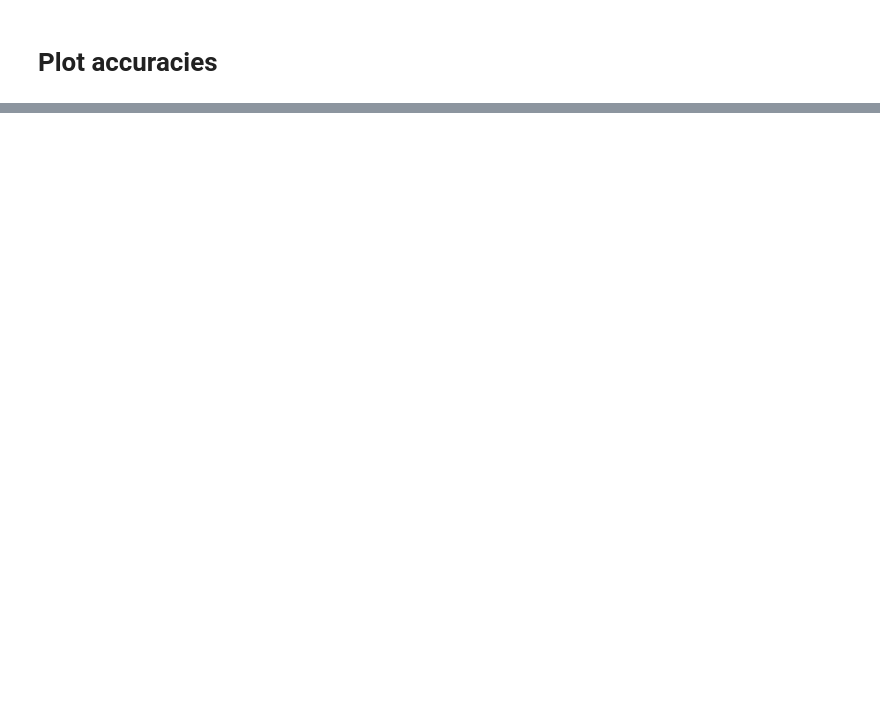
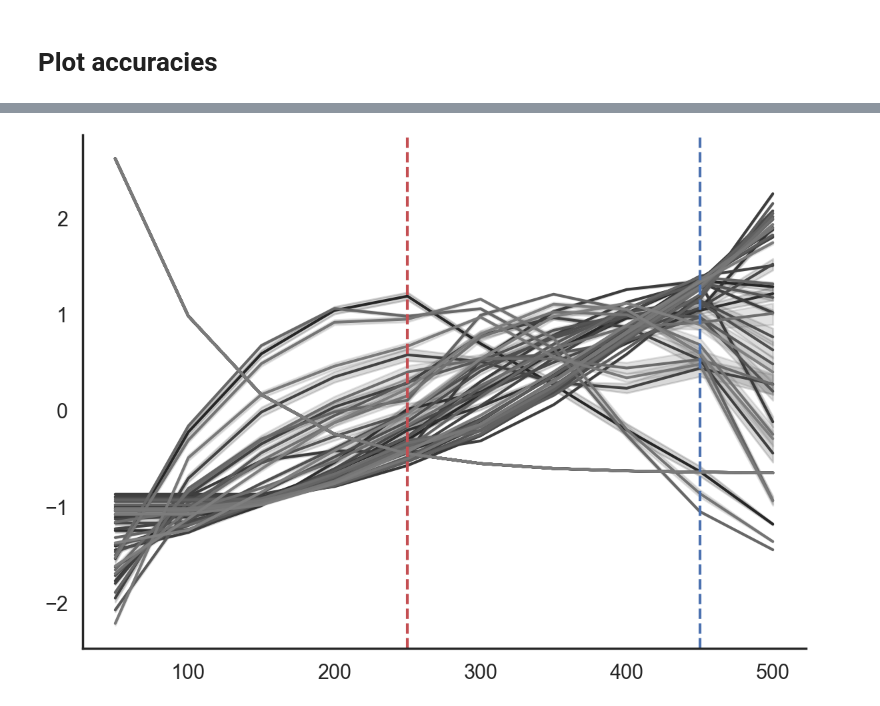
Before and after one commit to sh4r11f/illusion-rnn, a Jupyter notebook: notebooks/TAM_analysis.ipynb, the cells around one changed output, grey strips where cells are left out. Cells and saved outputs as stored; diff of their text form; code cells hidden in the pictures; blank space fills up the shorter version.

```diff
--- a/notebooks/TAM_analysis.ipynb
+++ b/notebooks/TAM_analysis.ipynb
@@ -358,35 +425,41 @@ df.head()
 # %%
 # Visualizing the activity of highest-loading neurons
 fig, axes = plt.subplots(1, 1, figsize=(14, 10))
 custom_pal = sns.color_palette("Paired", len(df.NEURON.unique()))
-fig.suptitle("Timeseries of 52 top PC Neurons")
+# fig.suptitle("Timeseries of 52 top PC Neurons")
 
 # Normalize activity
 plt_df = df.copy()
 for neuron in neurons:
-    plt_df.loc[df.NEURON == neuron, "ACTIVITY"] = zscore(plt_df.loc[df.NEURON == neuron, "ACTIVITY"])
+    for trial in plt_df.loc[df.NEURON == neuron, "TRIAL"].unique():
+        plt_df.loc[(df.NEURON == neuron) & (df.TRIAL == trial), "NORM_ACTIVITY"] = zscore(
+            plt_df.loc[(df.NEURON == neuron) & (df.TRIAL == trial), "ACTIVITY"]
+        )
 
 # Palette
 custom_pal = sns.dark_palette("gray", n_colors=len(neurons))
 
 # Plot the normalized activity
 _plot = sns.lineplot(
     data=plt_df,
     x="TIMEPOINT",
-    y="ACTIVITY",
+    y="NORM_ACTIVITY",
     hue="NEURON",
     palette=custom_pal,
     ax=axes
 )
-axes.set_ylabel("Normalized Activity")
+# axes.set_ylabel("Normalized Activity")
 _plot.legend_.remove()
 
 # Change properties
 # for i in range(2):
-axes.set_xlabel("Time")
+axes.set_xlabel("")
+axes.set_ylabel("")
 x_ticks = np.arange(0, 550, 100)
 axes.set_xticklabels(x_ticks)
 axes.axvline(x=5, color='r', ls='--')
 axes.axvline(x=9, color='b', ls='--')
 
-plt.savefig(FIG_DIR / 'TAM-basic_TAM-all_pca_timeseries.png')
+plt.savefig(FIG_DIR / 'TAM-basic_TAM-all_pca_timeseries_256.png')
+# %% [output]
+[figure, added]
```
Also changed, not shown: parts of 27 cells of this notebook, 1 other file.
